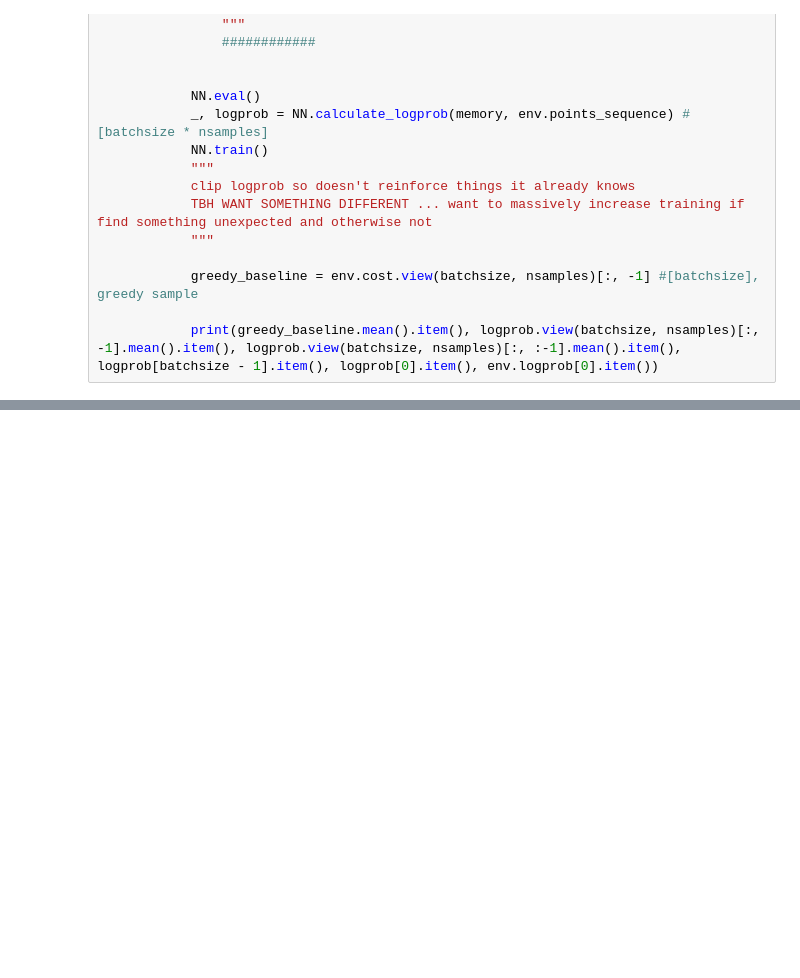
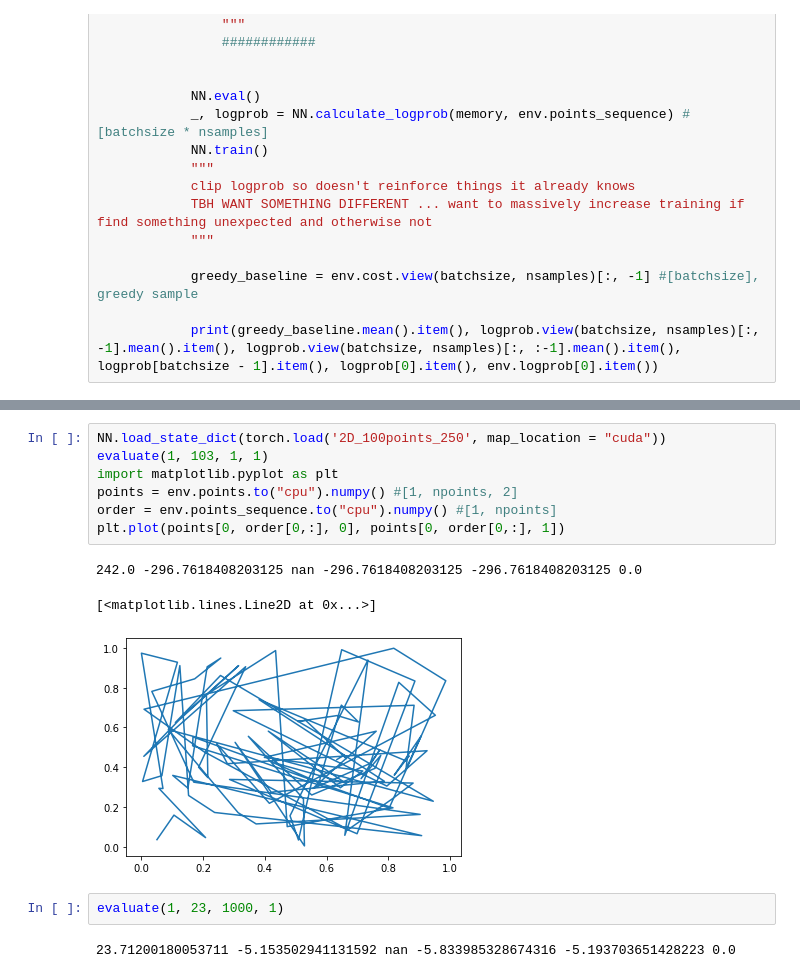
Before and after one commit to lucashuysmans/CMI-External-Project, a Jupyter notebook: Delaunay Transformer/PlotBig.ipynb, the cells around one changed output, grey strips where cells are left out. Saved outputs shown, nothing was run; the diff lists cells and outputs as text; blank space fills up the shorter version.

```diff
--- a/Delaunay Transformer/PlotBig.ipynb
+++ b/Delaunay Transformer/PlotBig.ipynb
@@ -378,0 +379,15 @@ plt.plot(points[0, order[0,:], 0], points[0, order[0,:], 1])
+# %%
+NN.load_state_dict(torch.load('2D_100points_250', map_location = "cuda"))
+evaluate(1, 103, 1, 1)
+import matplotlib.pyplot as plt
+points = env.points.to("cpu").numpy() #[1, npoints, 2]
+order = env.points_sequence.to("cpu").numpy() #[1, npoints]
+plt.plot(points[0, order[0,:], 0], points[0, order[0,:], 1])
+# %% [output]
+242.0 -296.7618408203125 nan -296.7618408203125 -296.7618408203125 0.0
+[<matplotlib.lines.Line2D at 0x...>]
+[figure, added]
+# %%
+evaluate(1, 23, 1000, 1)
+# %% [output]
+23.71200180053711 -5.153502941131592 nan -5.833985328674316 -5.193703651428223 0.0
```
Also changed, not shown: parts of 1 cell of this notebook, 3 other files.
